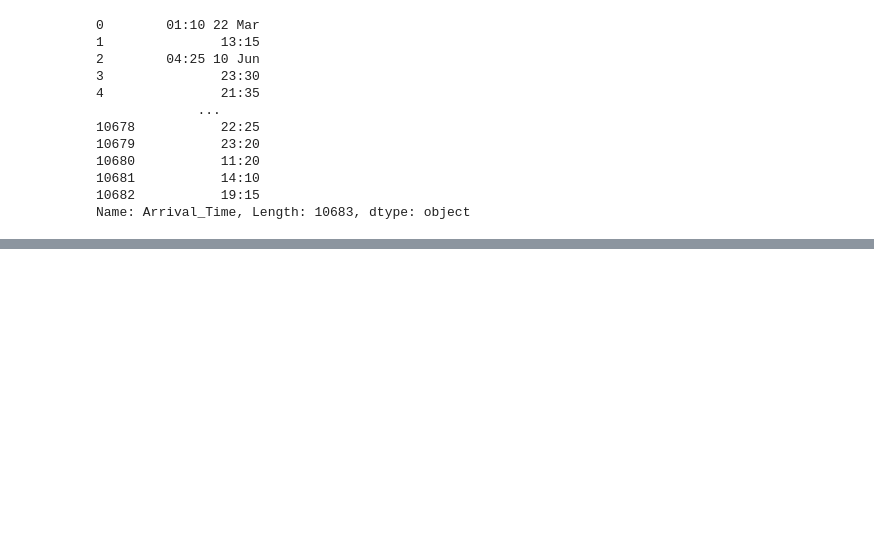
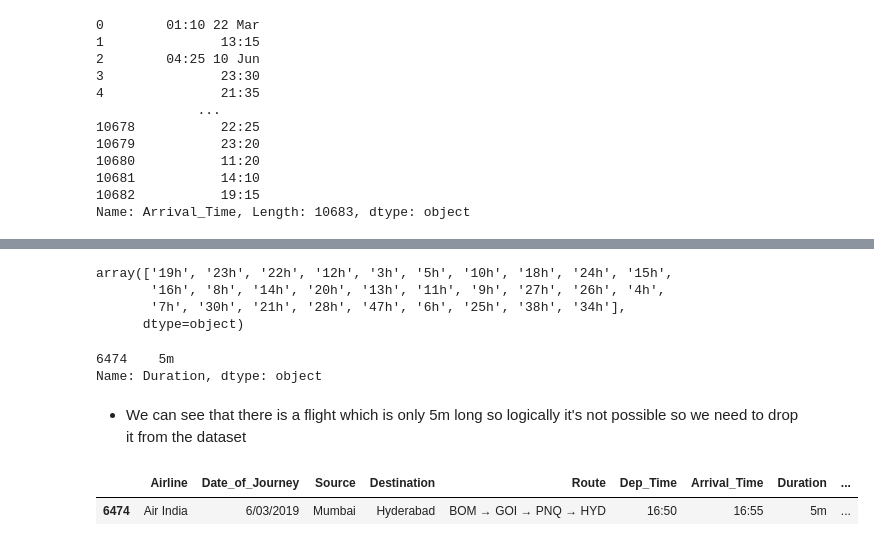
Before and after one commit to nomanmazharr/eda-with-sagemaker, a Jupyter notebook: notebooks/data_cleaning.ipynb, the cells around one changed output, grey strips where cells are left out. Saved outputs shown, nothing was run; the diff lists cells and outputs as text; code cells hidden in the pictures; blank space fills up the shorter version.

```diff
--- a/notebooks/data_cleaning.ipynb
+++ b/notebooks/data_cleaning.ipynb
@@ -267,0 +277,28 @@ Name: Arrival_Time, Length: 4335, dtype: object
+# %%
+(
+flights
+    .Duration
+    .loc[lambda ser: ~ser.str.contains('m')]
+    .unique() # To check if there are unaccurate values or any validation issues in the values
+)
+# %% [output]
+array(['19h', '23h', '22h', '12h', '3h', '5h', '10h', '18h', '24h', '15h',
+       '16h', '8h', '14h', '20h', '13h', '11h', '9h', '27h', '26h', '4h',
+       '7h', '30h', '21h', '28h', '47h', '6h', '25h', '38h', '34h'],
+      dtype=object)
+# %%
+(
+flights
+    .Duration
+    .loc[lambda ser: ~ser.str.contains('h')]
+)
+# %% [output]
+6474    5m
+Name: Duration, dtype: object
+# %% [markdown]
+- We can see that there is a flight which is only 5m long so logically it's not possible so we need to drop it from the dataset
+# %%
+flights.iloc[[6474]]
+# %% [output]
+|  | Airline | Date_of_Journey | Source | Destination | Route | Dep_Time | Arrival_Time | Duration | ... |
+| 6474 | Air India | 6/03/2019 | Mumbai | Hyderabad | BOM → GOI → PNQ → HYD | 16:50 | 16:55 | 5m | ... |
```
Also changed, not shown: parts of 19 cells of this notebook.
